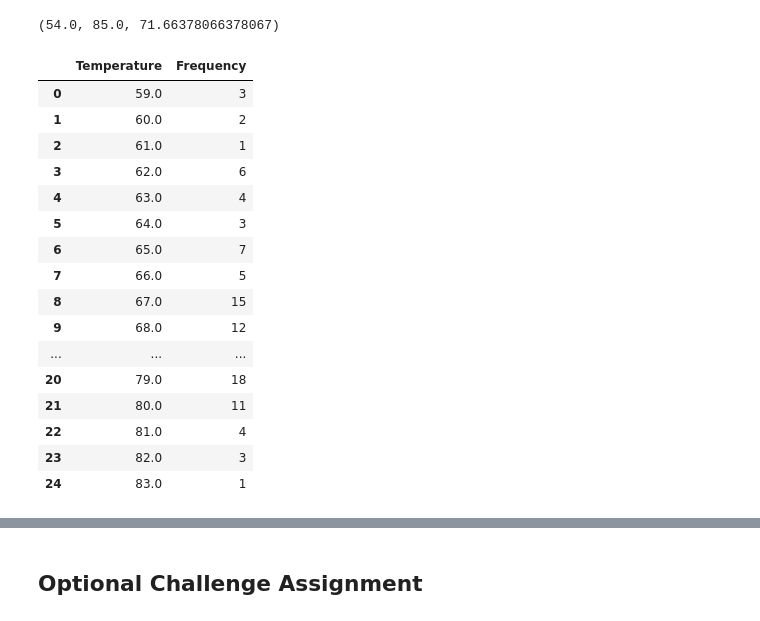
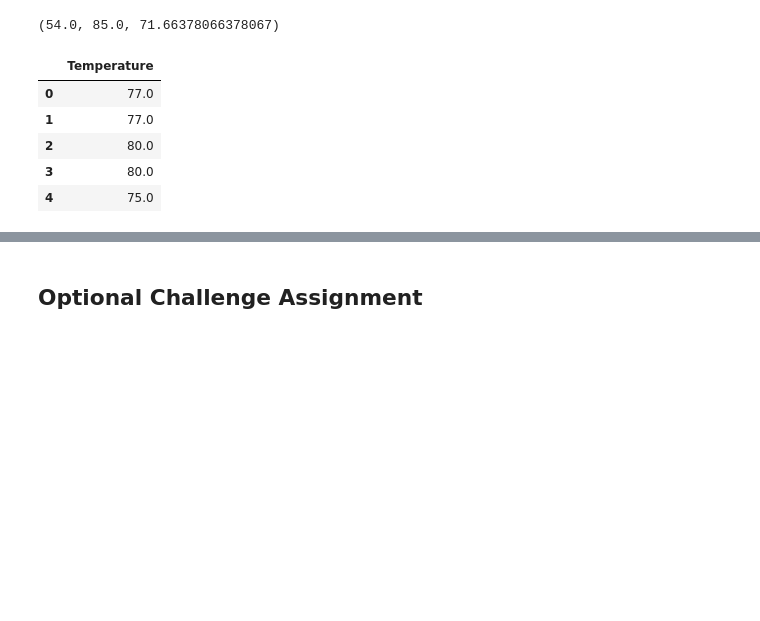
Before and after one commit to locketylerj/SQLAlchemy, a Jupyter notebook: Tyclimate_starter.ipynb, the cells around one changed output, grey strips where cells are left out. Saved outputs shown, nothing was run; the diff lists cells and outputs as text; code cells hidden in the pictures; blank space fills up the shorter version.

```diff
--- a/Tyclimate_starter.ipynb
+++ b/Tyclimate_starter.ipynb
@@ -202,33 +221,22 @@ for record in tempstats:
 # %%
 timeframe=dt.date(2017,8,23) - dt.timedelta(days=365)
 timeframe
 
 # tobs = session.query(Measurement.tobs).group_by(Measurement.tobs).filter(Measurement.station =="USC00519281",Measurement.date>=timeframe).all()
-tobs = session.query(Measurement.tobs, func.count(Measurement.tobs)).group_by(Measurement.tobs).filter(Measurement.station =="USC00519281",Measurement.date>=timeframe).all()
+tobs = session.query(Measurement.tobs).filter(Measurement.station =="USC00519281", Measurement.date>=timeframe).all()
 
 # for record in tobs:
 #     print(record)
 
-tobs_df = pd.DataFrame(tobs, columns=["Temperature","Frequency"])
+tobs_df = pd.DataFrame(tobs, columns=["Temperature"])
 
 # tobs_df.set_index("Temperature",inplace=True)
 
-tobs_df
+tobs_df.head()
 # %% [output]
-|  | Temperature | Frequency |
-| 0 | 59.0 | 3 |
-| 1 | 60.0 | 2 |
-| 2 | 61.0 | 1 |
-| 3 | 62.0 | 6 |
-| 4 | 63.0 | 4 |
-| 5 | 64.0 | 3 |
-| 6 | 65.0 | 7 |
-| 7 | 66.0 | 5 |
-| 8 | 67.0 | 15 |
-| 9 | 68.0 | 12 |
-| ... | ... | ... |
-| 20 | 79.0 | 18 |
-| 21 | 80.0 | 11 |
-| 22 | 81.0 | 4 |
-| 23 | 82.0 | 3 |
-| 24 | 83.0 | 1 |
+|  | Temperature |
+| 0 | 77.0 |
+| 1 | 77.0 |
+| 2 | 80.0 |
+| 3 | 80.0 |
+| 4 | 75.0 |
```
Also changed, not shown: parts of 13 cells of this notebook, 1 other file.
